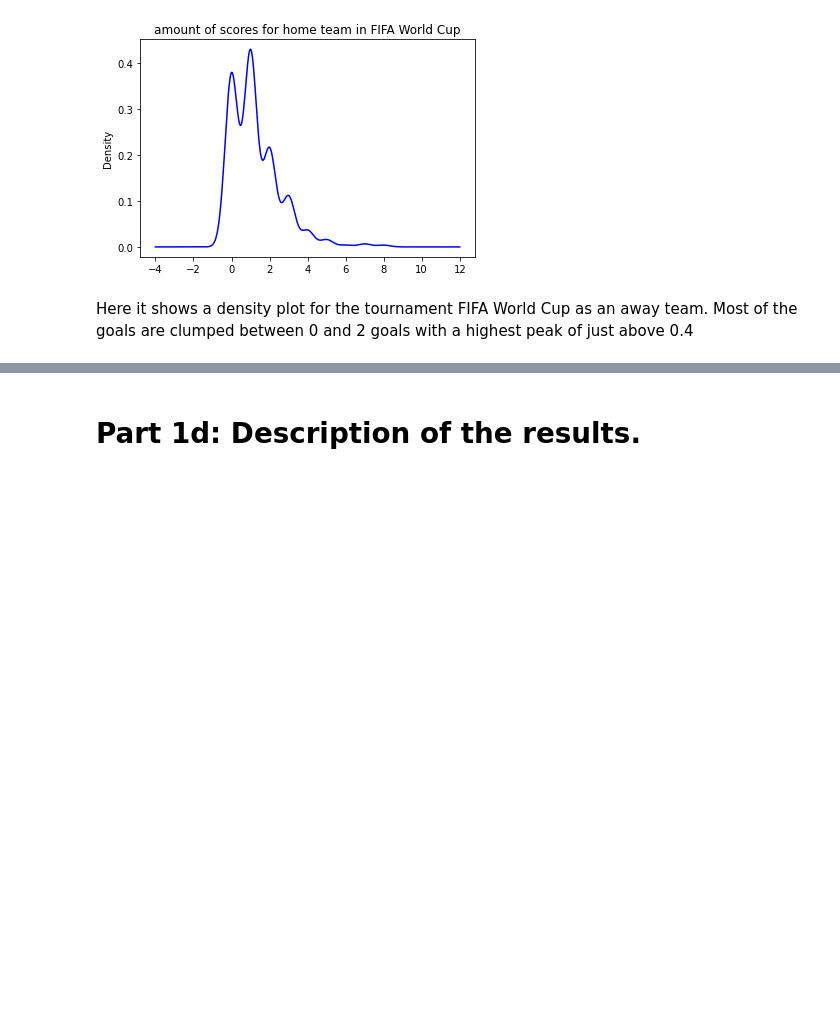
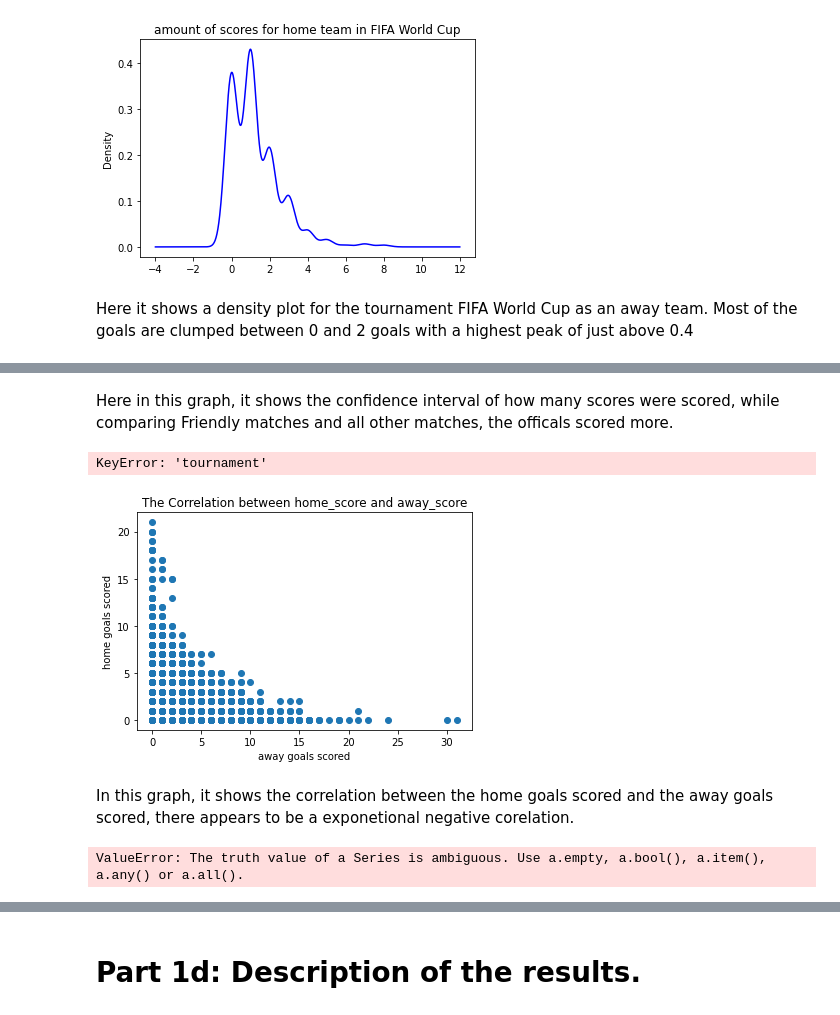
Before and after one commit to malouche/DSC2spring2022, a Jupyter notebook: Ali Baligh 900211718 assig 2.ipynb, the cells around one changed output, grey strips where cells are left out. Saved outputs shown, nothing was run; the diff lists cells and outputs as text; code cells hidden in the pictures; blank space fills up the shorter version.

```diff
--- a/Ali Baligh 900211718 assig 2.ipynb
+++ b/Ali Baligh 900211718 assig 2.ipynb
@@ -884,0 +897,20 @@ Here in this graph, it shows the confidence interval of how many scores were sco
+# %% [markdown]
+Here in this graph, it shows the confidence interval of how many scores were scored, while comparing Friendly matches and all other matches, the officals scored more.
+# %%
+mean_homescore=[np.mean(df[df["tournament"]!="Friendly"]["home_score"]),df[df["tournament"]=="Friendly"]["home_score"]]
+# %% [output]
+KeyError: 'tournament'
+# %%
+plt.scatter(df['home_score'],df['away_score'])
+plt.ylabel("home goals scored")
+plt.xlabel("away goals scored")
+plt.title('The Correlation between home_score and away_score')
+plt.show()
+# %% [output]
+[figure, added]
+# %% [markdown]
+In this graph, it shows the correlation between the home goals scored and the away goals scored, there appears to be a exponetional negative corelation.
+# %%
+df["neutral"]==df["neutral"]=="false"
+# %% [output]
+ValueError: The truth value of a Series is ambiguous. Use a.empty, a.bool(), a.item(), a.any() or a.all().
```
Also changed, not shown: parts of 39 cells of this notebook.
